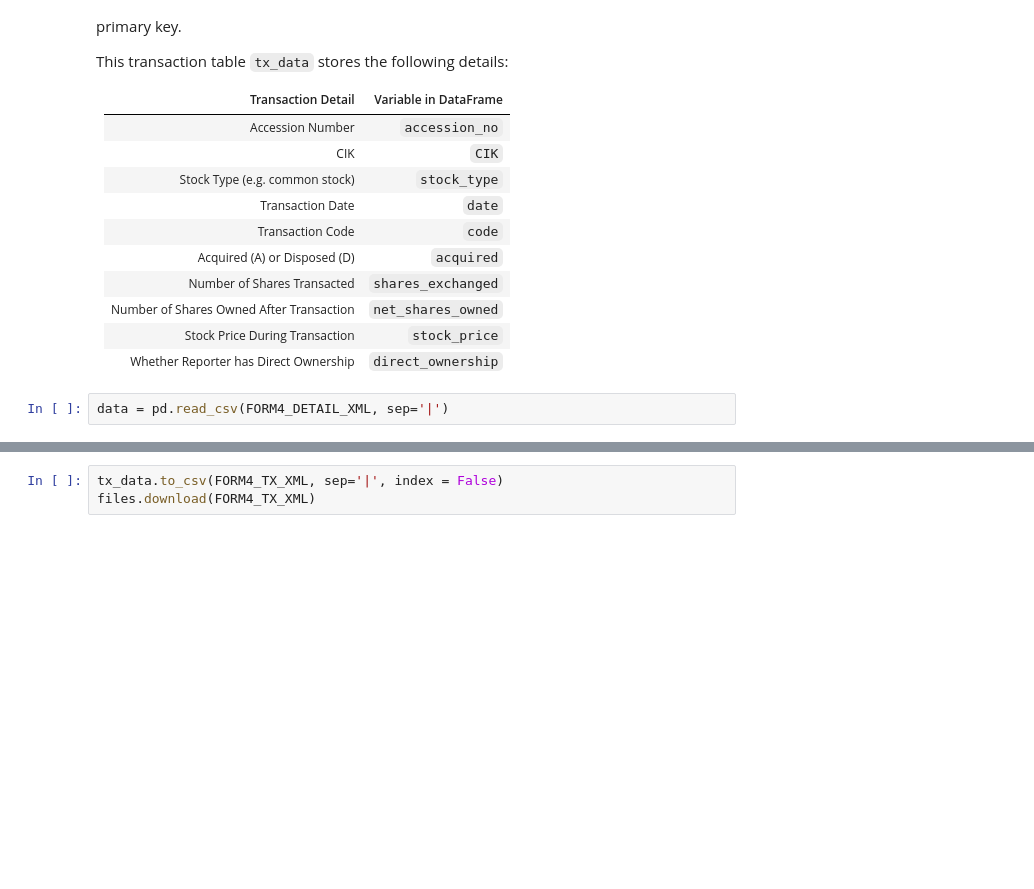
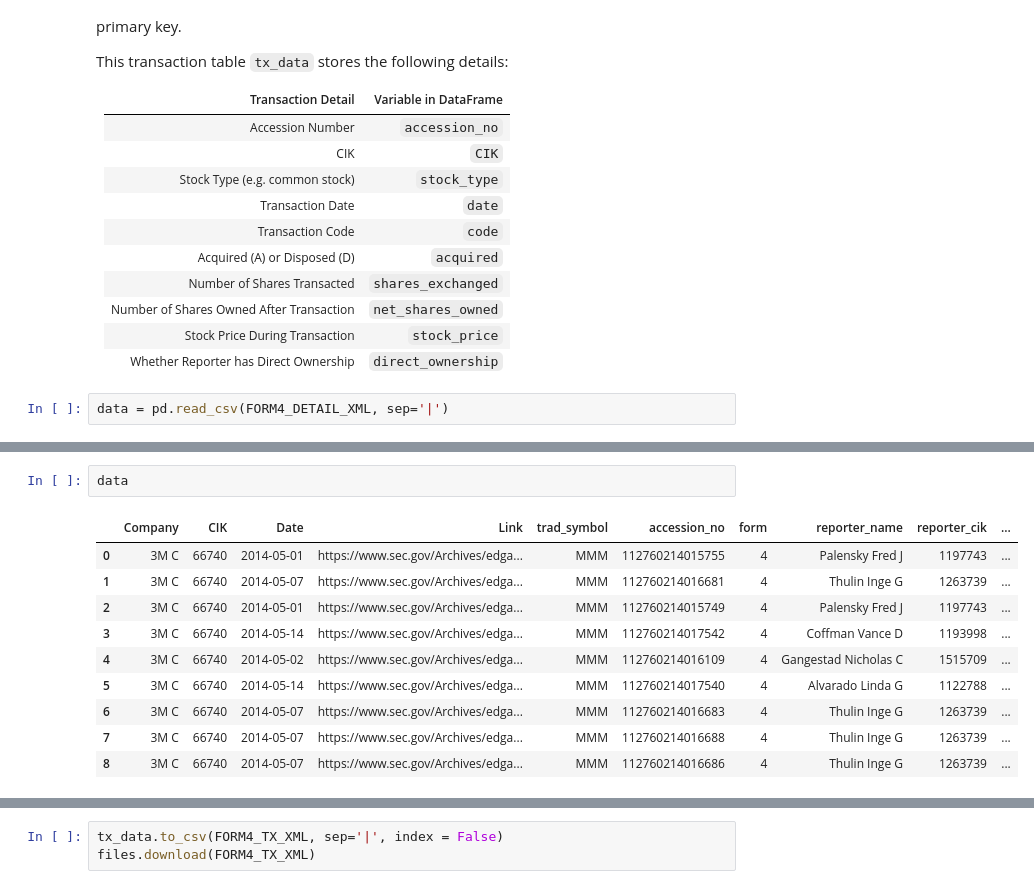
Before and after one commit to oongjiexiang/URECA-Research, a Jupyter notebook: Research_Insider_Trading (Actual).ipynb, the cells around one changed output, grey strips where cells are left out. Saved outputs shown, nothing was run; the diff lists cells and outputs as text; blank space fills up the shorter version.

```diff
--- a/Research_Insider_Trading (Actual).ipynb
+++ b/Research_Insider_Trading (Actual).ipynb
@@ -987,2 +920,15 @@ KeyError: "Passing list-likes to .loc or [] with any missing labels is no longer
+# %%
+data
+# %% [output]
+|  | Company | CIK | Date | Link | trad_symbol | accession_no | form | reporter_name | reporter_cik | ... |
+| 0 | 3M C | 66740 | 2014-05-01 | https://www.sec.gov/Archives/edga... | MMM | 112760214015755 | 4 | Palensky Fred J | 1197743 | ... |
+| 1 | 3M C | 66740 | 2014-05-07 | https://www.sec.gov/Archives/edga... | MMM | 112760214016681 | 4 | Thulin Inge G | 1263739 | ... |
+| 2 | 3M C | 66740 | 2014-05-01 | https://www.sec.gov/Archives/edga... | MMM | 112760214015749 | 4 | Palensky Fred J | 1197743 | ... |
+| 3 | 3M C | 66740 | 2014-05-14 | https://www.sec.gov/Archives/edga... | MMM | 112760214017542 | 4 | Coffman Vance D | 1193998 | ... |
+| 4 | 3M C | 66740 | 2014-05-02 | https://www.sec.gov/Archives/edga... | MMM | 112760214016109 | 4 | Gangestad Nicholas C | 1515709 | ... |
+| 5 | 3M C | 66740 | 2014-05-14 | https://www.sec.gov/Archives/edga... | MMM | 112760214017540 | 4 | Alvarado Linda G | 1122788 | ... |
+| 6 | 3M C | 66740 | 2014-05-07 | https://www.sec.gov/Archives/edga... | MMM | 112760214016683 | 4 | Thulin Inge G | 1263739 | ... |
+| 7 | 3M C | 66740 | 2014-05-07 | https://www.sec.gov/Archives/edga... | MMM | 112760214016688 | 4 | Thulin Inge G | 1263739 | ... |
+| 8 | 3M C | 66740 | 2014-05-07 | https://www.sec.gov/Archives/edga... | MMM | 112760214016686 | 4 | Thulin Inge G | 1263739 | ... |
 # %%
 tx_data.head()
```
Also changed, not shown: parts of 9 cells of this notebook, 1 other file.
